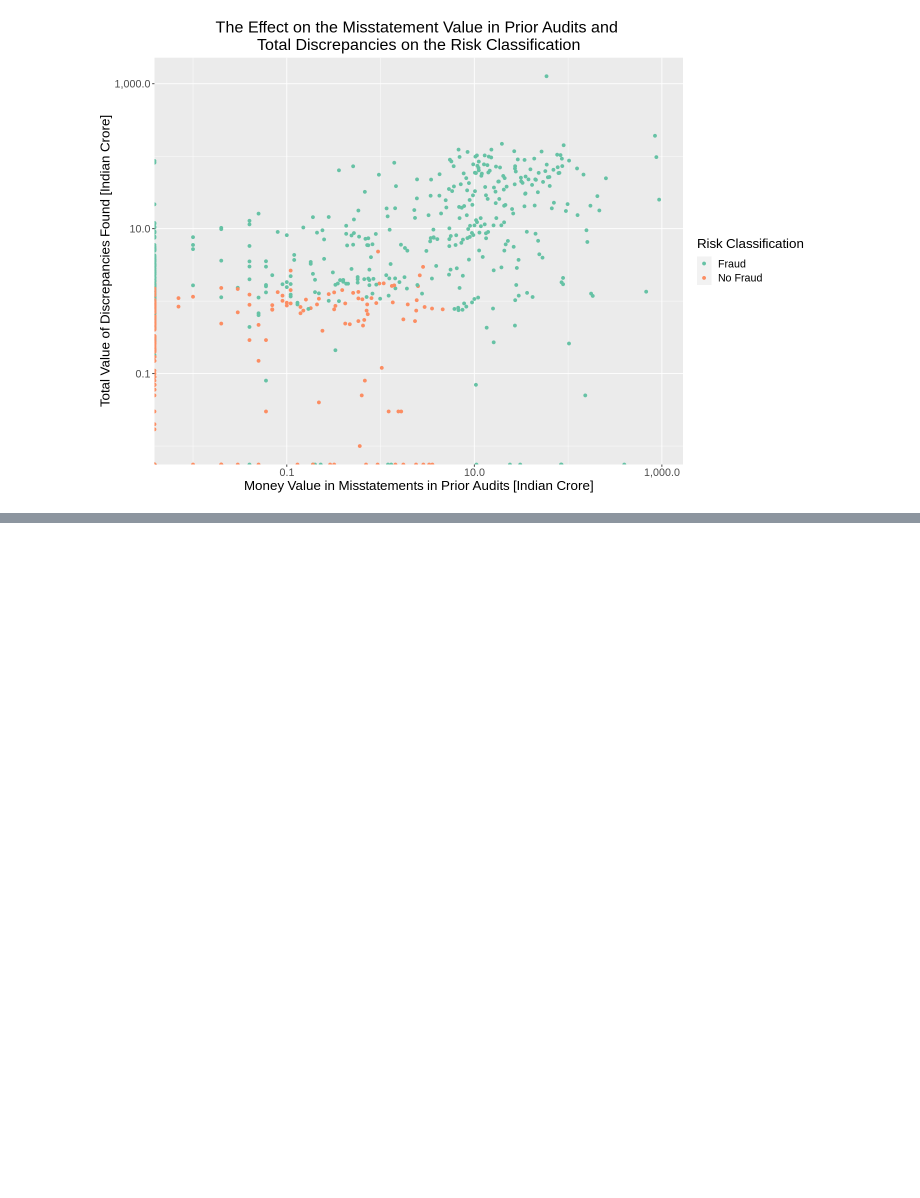
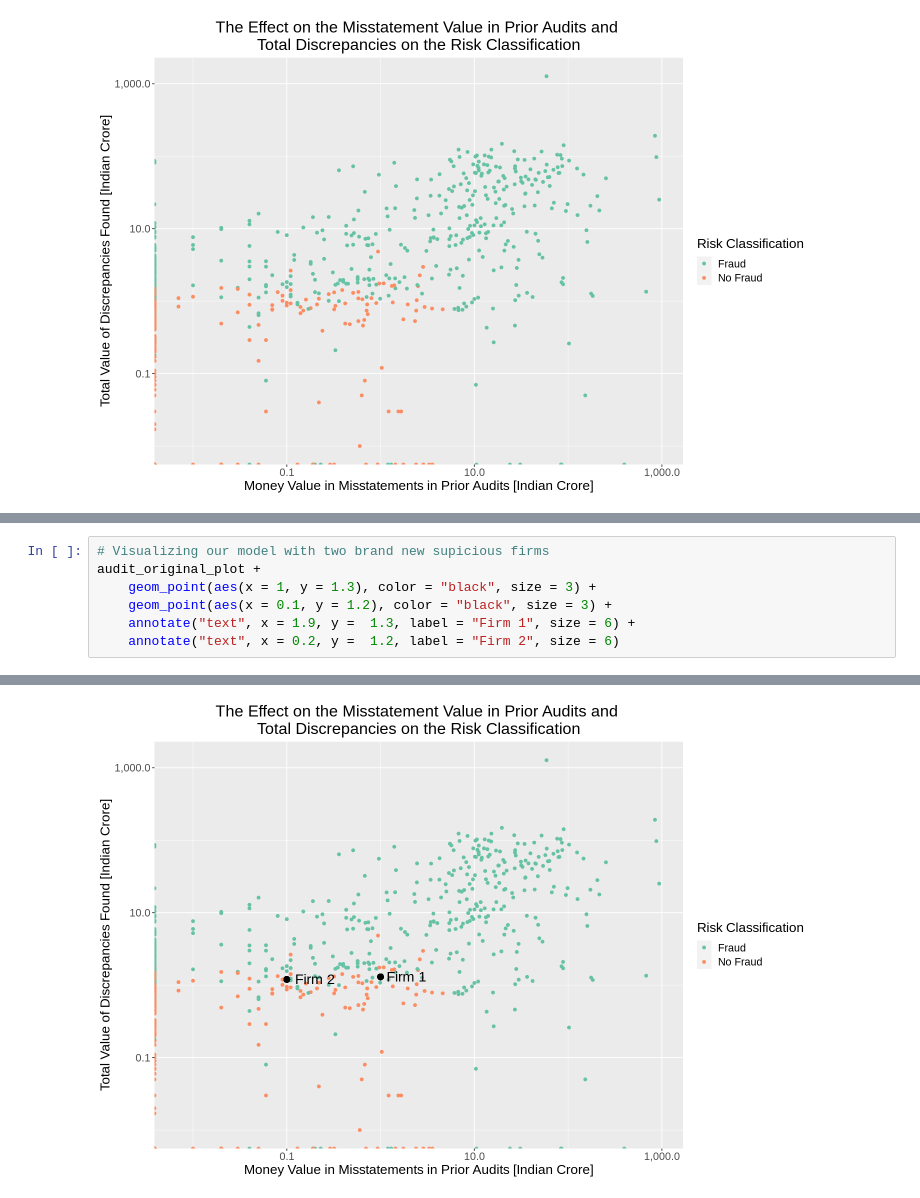
Before and after one commit to fulleraltamiranoe/audit_data, a Jupyter notebook: Upsampling.ipynb, the cells around one changed output, grey strips where cells are left out. Cells and saved outputs as stored; diff of their text form; blank space fills up the shorter version.

```diff
--- a/Upsampling.ipynb
+++ b/Upsampling.ipynb
@@ -254,0 +209,8 @@ Prediction Fraud No Fraud
+# %%
+# Visualizing our model with two brand new supicious firms
+audit_original_plot +
+    geom_point(aes(x = 1, y = 1.3), color = "black", size = 3) +
+    geom_point(aes(x = 0.1, y = 1.2), color = "black", size = 3) +
+    annotate("text", x = 1.9, y =  1.3, label = "Firm 1", size = 6) +
+    annotate("text", x = 0.2, y =  1.2, label = "Firm 2", size = 6)
+# %% [output]
@@ -254,0 +223 @@ Prediction Fraud No Fraud
+[figure, added]
```
Also changed, not shown: parts of 8 cells of this notebook.
